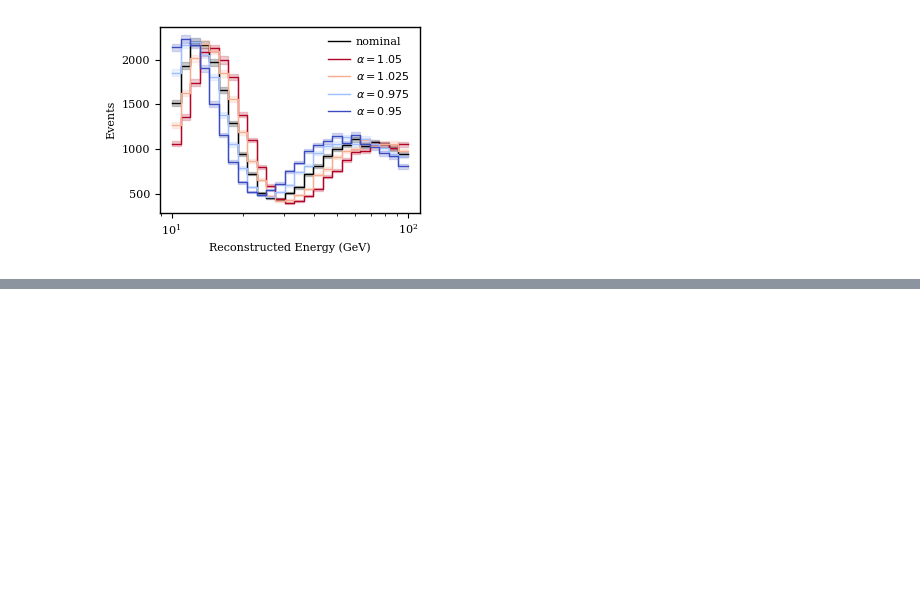
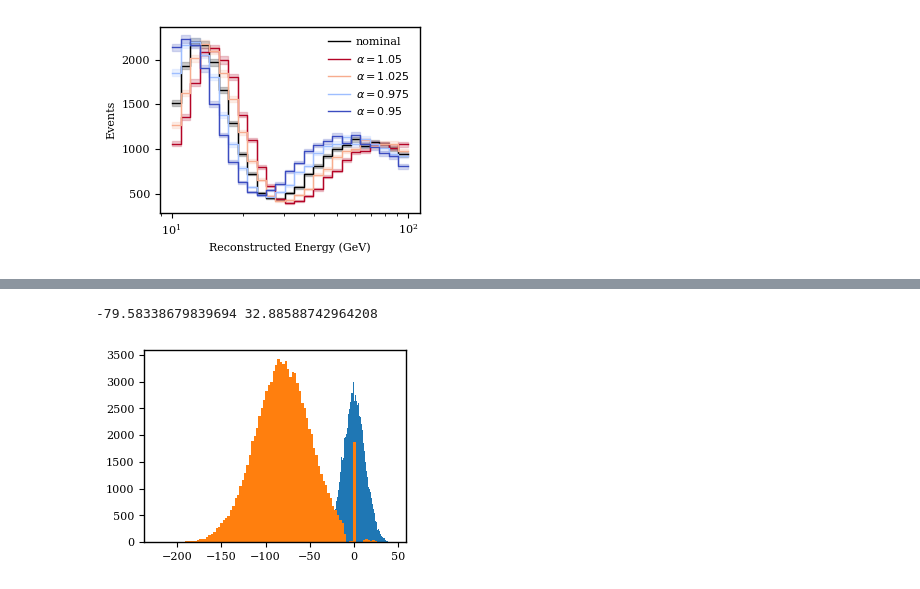
Before and after one commit to LeanderFischer/ultrasurfaces, a Jupyter notebook: Toy MC Paper Plots.ipynb, the cells around one changed output, grey strips where cells are left out. Cells and saved outputs as stored; diff of their text form; code cells hidden in the pictures; blank space fills up the shorter version.

Commit message:
more plots for the paper

```diff
--- a/Toy MC Paper Plots.ipynb
+++ b/Toy MC Paper Plots.ipynb
@@ -112,0 +116,11 @@ plt.show()
+# %%
+from surfaces import calculate_probs
+
+df_with_probs = calculate_probs.calculate_probs_sklearn(
+    gen_nominal,
+    [gen_sys_1, gen_sys_2, gen_sys_3, gen_sys_4],
+    variables=["true_energy", "reco_energy"],
+    tilt_bias_correction=True,
+    neighbors_per_class=200,
+    jobs=4
+)
@@ -112,0 +148,12 @@ plt.show()
+# %%
+from surfaces import calculate_grads
+
+# get gradient names for systematic "mu"
+grad_names = calculate_grads.make_gradient_names(["mu"], 2)
+print(grad_names)
+# make delta_p matrix for the systematic "mu"
+# (i.e. the detector response)
+delta_p = calculate_grads.make_delta_p_from_grad_names(
+    grad_names, [gen_sys_1, gen_sys_2, gen_sys_3, gen_sys_4], gen_nominal
+)
+delta_p
@@ -112,0 +164,8 @@ plt.show()
+# %%
+# Calculate the gradients
+df_with_grads = calculate_grads.fit_gradients(
+    df_with_probs,
+    prob_columns=["prob_nominal", "prob_sys_01", "prob_sys_02", "prob_sys_03", "prob_sys_04"],
+    delta_p=delta_p,
+    grad_names=grad_names
+)
@@ -112,0 +188,9 @@ plt.show()
+# %%
+plt.hist(df_with_grads["grad__mu"], bins=100)
+plt.hist(df_with_grads["grad__mu__mu"], bins=100)
+# print mean and standard deviation of second order gradient
+print(np.mean(df_with_grads["grad__mu__mu"]), np.std(df_with_grads["grad__mu__mu"]))
+plt.show()
+# %% [output]
+-79.58338679839694 32.88588742964208
+[figure, added]
```
Also changed, not shown: parts of 17 cells of this notebook, 7 other files.
